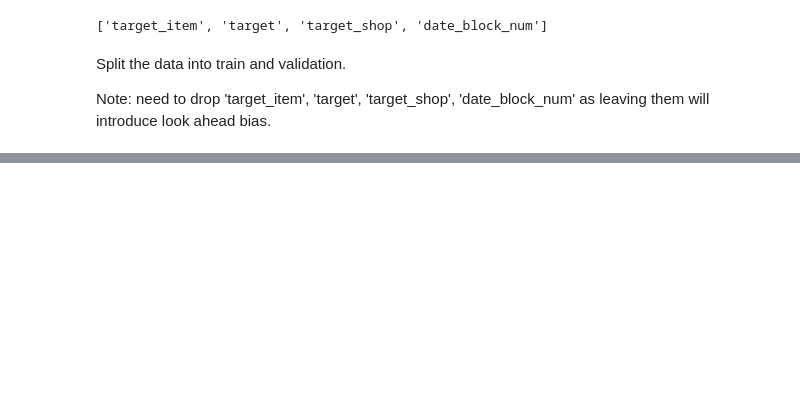
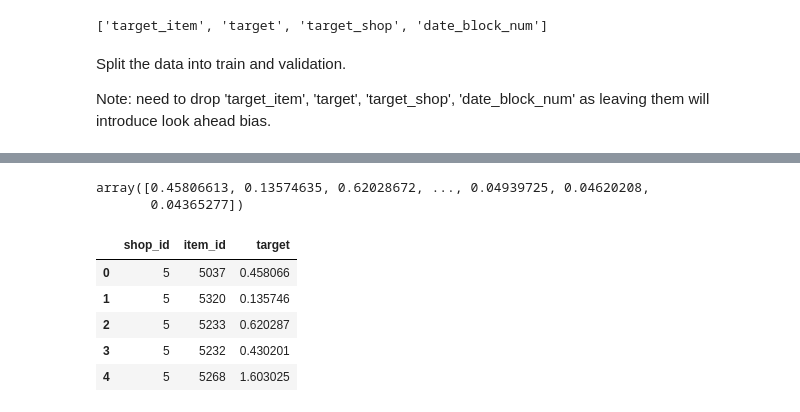
Before and after one commit to surfertas/machine_learning, a Jupyter notebook: kaggle/predict_future_sale/2-1-prediction_lagged_features_v0.ipynb, the cells around one changed output, grey strips where cells are left out. Saved outputs shown, nothing was run; the diff lists cells and outputs as text; code cells hidden in the pictures; blank space fills up the shorter version.

```diff
--- a/kaggle/predict_future_sale/2-1-prediction_lagged_features_v0.ipynb
+++ b/kaggle/predict_future_sale/2-1-prediction_lagged_features_v0.ipynb
@@ -262,0 +314,5 @@ Test R-squared for LightGBM is 0.317940
+# %%
+pred_test_lgb
+# %% [output]
+array([0.45806613, 0.13574635, 0.62028672, ..., 0.04939725, 0.04620208,
+       0.04365277])
@@ -262,0 +321,13 @@ Test R-squared for LightGBM is 0.317940
+# %%
+test_temp.target = pred_test_lgb
+del test_temp['target_shop']
+del test_temp['target_item']
+del test_temp['date_block_num']
+test_temp.head()
+# %% [output]
+|  | shop_id | item_id | target |
+| 0 | 5 | 5037 | 0.458066 |
+| 1 | 5 | 5320 | 0.135746 |
+| 2 | 5 | 5233 | 0.620287 |
+| 3 | 5 | 5232 | 0.430201 |
+| 4 | 5 | 5268 | 1.603025 |
```
Also changed, not shown: parts of 27 cells of this notebook.
